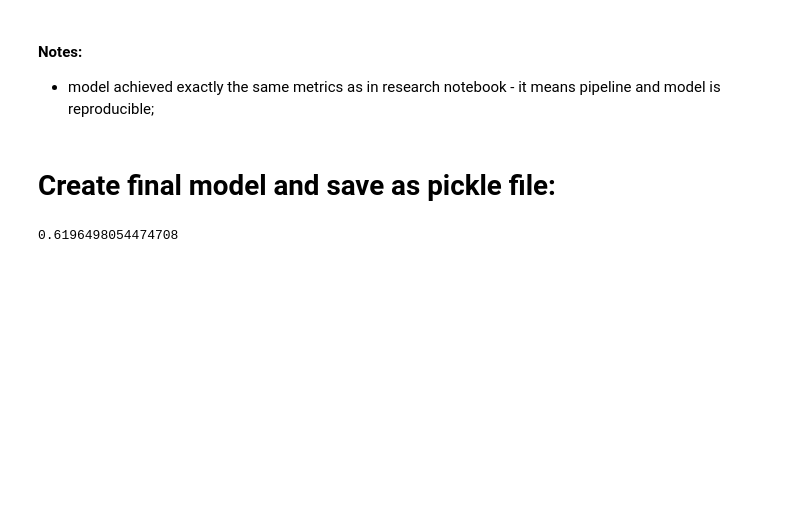
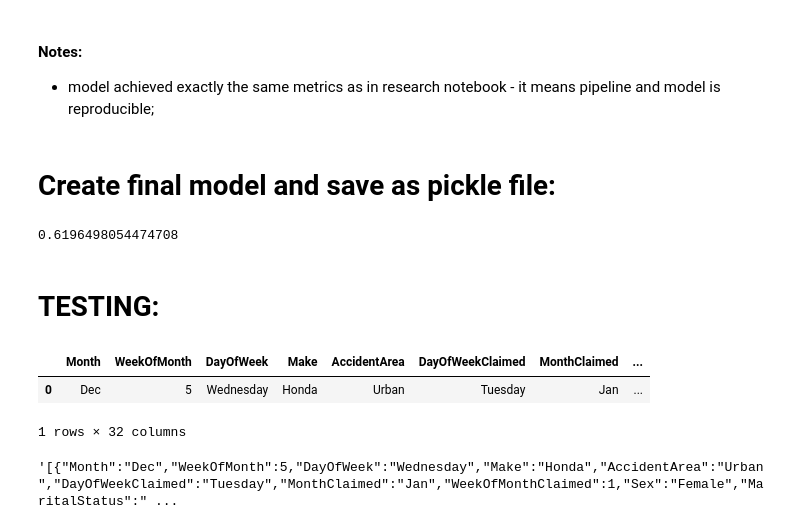
Before and after one commit to tm-ml/MotorClaimFraudDetection_Notebooks, a Jupyter notebook: MotorClaimFraudDetection_Config.ipynb, the cells around one changed output. Cells and saved outputs as stored; diff of their text form; code cells hidden in the pictures; blank space fills up the shorter version.

```diff
--- a/MotorClaimFraudDetection_Config.ipynb
+++ b/MotorClaimFraudDetection_Config.ipynb
@@ -472,3 +468,18 @@ accuracy_score(y_test, y_pred_)
 # # save as pickle file:
 # with open(f'{BASE_DIR}/trained_pipeline-0.0.1.pkl', 'wb') as file:
 #     pickle.dump(final_pipeline, file)
+# %% [markdown]
+# TESTING:
+# %%
+test_data = X_train.loc[[0]]
+test_data
+# %% [output]
+|  | Month | WeekOfMonth | DayOfWeek | Make | AccidentArea | DayOfWeekClaimed | MonthClaimed | ... |
+| 0 | Dec | 5 | Wednesday | Honda | Urban | Tuesday | Jan | ... |
+1 rows × 32 columns
+# %%
+#get sample as json format for testing:
+test_data_json = test_data.to_json(orient="records")
+test_data_json
+# %% [output]
+'[{"Month":"Dec","WeekOfMonth":5,"DayOfWeek":"Wednesday","Make":"Honda","AccidentArea":"Urban","DayOfWeekClaimed":"Tuesday","MonthClaimed":"Jan","WeekOfMonthClaimed":1,"Sex":"Female","MaritalStatus":" ...
```
Also changed, not shown: parts of 3 cells of this notebook, 3 other files.
